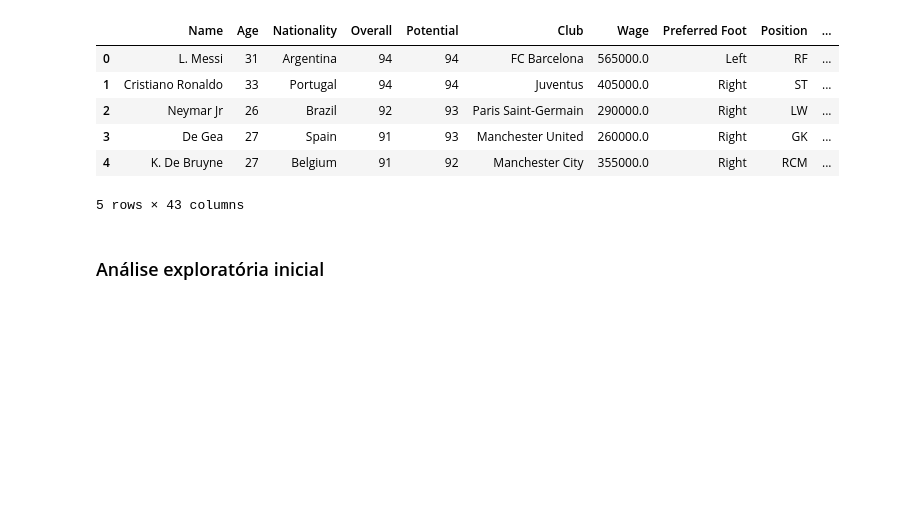
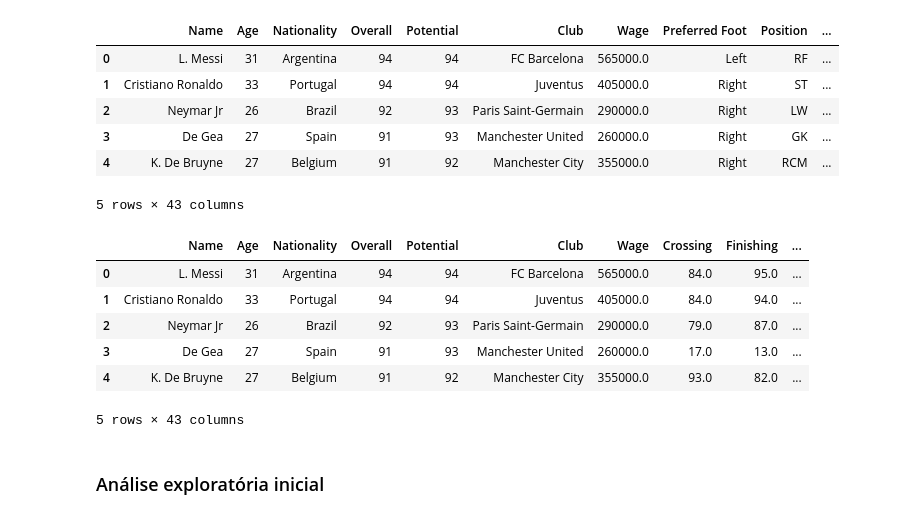
Before and after one commit to Thiagomp3/FIFA_Rating_P2, a Jupyter notebook: FIFA Rating Prediction.ipynb, the cells around one changed output. Saved outputs shown, nothing was run; the diff lists cells and outputs as text; code cells hidden in the pictures; blank space fills up the shorter version.

```diff
--- a/FIFA Rating Prediction.ipynb
+++ b/FIFA Rating Prediction.ipynb
@@ -99,6 +94,46 @@ fifa_df.head()
 | 3 | De Gea | 27 | Spain | 91 | 93 | Manchester United | 260000.0 | Right | GK | ... |
 | 4 | K. De Bruyne | 27 | Belgium | 91 | 92 | Manchester City | 355000.0 | Right | RCM | ... |
 5 rows × 43 columns
+# %%
+def right_footed(fifa_df):
+    if (fifa_df['Preferred Foot'] == 'Right'):
+        return 1
+    else:
+        return 0
+
+#Simplificando as posições dos jogadores
+def simple_position(fifa_df):
+    if (fifa_df['Position'] == 'GK'):
+        return 'GK'
+    elif ((fifa_df['Position'] == 'RB') or (fifa_df['Position'] == 'LB') or (fifa_df['Position'] == 'CB') or (fifa_df['Position'] == 'LCB') or (fifa_df['Position'] == 'RCB') or (fifa_df['Position'] == 'RWB') or (fifa_df['Position'] == 'LWB') ):
+        return 'DF'
+    elif ((fifa_df['Position'] == 'LDM') or (fifa_df['Position'] == 'CDM') or (fifa_df['Position'] == 'RDM')):
+        return 'CDM'
+    elif ((fifa_df['Position'] == 'LM') or (fifa_df['Position'] == 'LCM') or (fifa_df['Position'] == 'CM') or (fifa_df['Position'] == 'RCM') or (fifa_df['Position'] == 'RM')):
+        return 'MC'
+    elif ((fifa_df['Position'] == 'LAM') or (fifa_df['Position'] == 'CAM') or (fifa_df['Position'] == 'RAM') or (fifa_df['Position'] == 'LW') or (fifa_df['Position'] == 'RW')):
+        return 'CAM'
+    elif ((fifa_df['Position'] == 'RS') or (fifa_df['Position'] == 'ST') or (fifa_df['Position'] == 'LS') or (fifa_df['Position'] == 'CF') or (fifa_df['Position'] == 'LF') or (fifa_df['Position'] == 'RF')):
+        return 'ST'
+    else:
+        return fifa_df.Position
+
+df=fifa_df.copy()
+#Colocando novas mudanças
+df['Pé dominante'] = df.apply(right_footed, axis=1)
+df['Posição'] = df.apply(simple_position,axis = 1)
+#Drop original columns used
+df = df.drop(['Preferred Foot','Position'], axis = 1)
+
+df.head()
+# %% [output]
+|  | Name | Age | Nationality | Overall | Potential | Club | Wage | Crossing | Finishing | ... |
+| 0 | L. Messi | 31 | Argentina | 94 | 94 | FC Barcelona | 565000.0 | 84.0 | 95.0 | ... |
+| 1 | Cristiano Ronaldo | 33 | Portugal | 94 | 94 | Juventus | 405000.0 | 84.0 | 94.0 | ... |
+| 2 | Neymar Jr | 26 | Brazil | 92 | 93 | Paris Saint-Germain | 290000.0 | 79.0 | 87.0 | ... |
+| 3 | De Gea | 27 | Spain | 91 | 93 | Manchester United | 260000.0 | 17.0 | 13.0 | ... |
+| 4 | K. De Bruyne | 27 | Belgium | 91 | 92 | Manchester City | 355000.0 | 93.0 | 82.0 | ... |
+5 rows × 43 columns
 # %% [markdown]
 ### Análise exploratória inicial
 # %%
```
Also changed, not shown: parts of 5 cells of this notebook.
